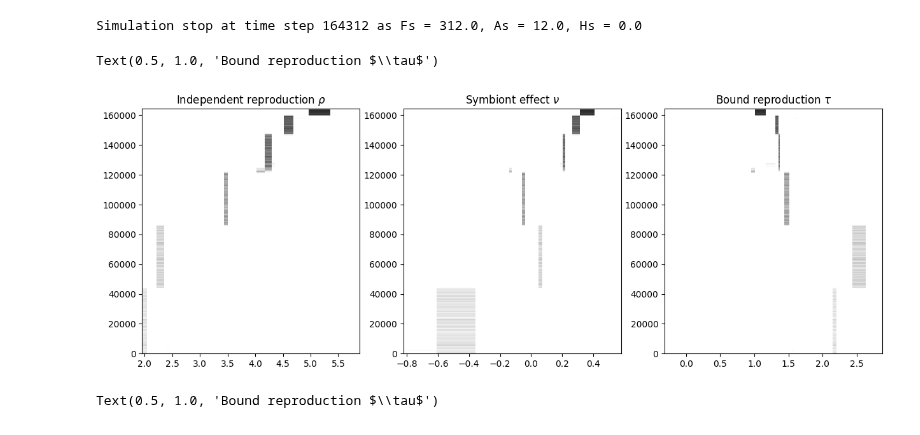
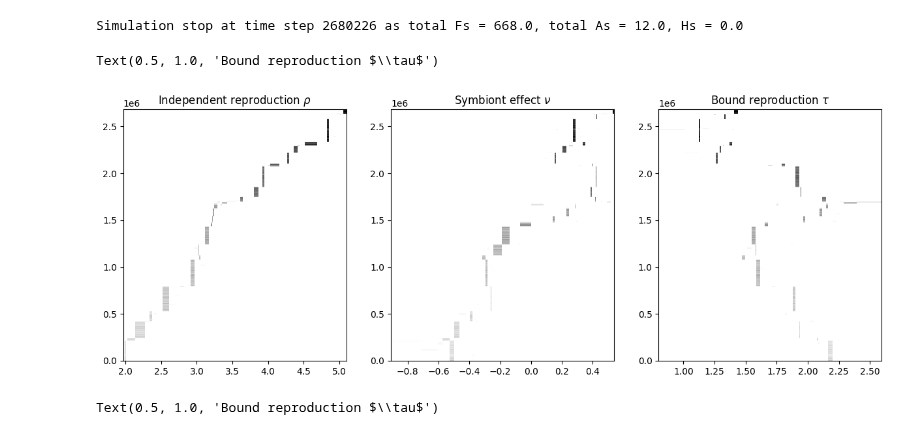
Before and after one commit to linh-phuong/symbiosis_3D_tradeoff, a Jupyter notebook: simulation_scenario_2.ipynb, the cells around one changed output. Cells and saved outputs as stored; diff of their text form; code cells hidden in the pictures.

```diff
--- a/simulation_scenario_2.ipynb
+++ b/simulation_scenario_2.ipynb
@@ -9,33 +9,33 @@ cg_evo_1 =  Config(dict(eta = 4., g = 0.312, mu = 1.4, alpha = 1.2, gamma = 1.23
                         r = 2.3, d = 1.3, theta = 8., v = 4., h = 0.382, nu_max = 3))
 # %%
 np.random.seed(2)
-V = 100
+V = 200
 init = np.array([0.1, 1., 0.2])
-ds_1 = tau_leap_symbiosis_mutation(pop_init = init * V, Tmax = 2000000, dt = 1, cg = cg_evo_1, V = V,
-                                         trait_init = np.array([2, -0.5]), sigma_rho = 0.5, sigma_nu = 0.2,
-                                         mutant_rate = 0.001, step = 20)
+ds_1 = tau_leap_symbiosis_mutation(pop_init = init * V, Tmax = 5000000, dt = 1, cg = cg_evo_1, V = V,
+                                         trait_init = np.array([2, -0.5]), sigma_rho = 0.1, sigma_nu = 0.1,
+                                         mutant_rate = 0.001, step = 5000)
 # %% [output]
-Simulation stop at time step 164312 as Fs = 312.0, As = 12.0, Hs = 0.0
+Simulation stop at time step 2680226 as total Fs = 668.0, total As = 12.0, Hs = 0.0
 # %%
 dss_1 = turn_raw_dat_to_sorted_arrays(ds_1)
 # %%
-popmin_thres = 5
+popmin_thres = 20
 fig, axes = plt.subplots(1, 3, figsize = (15, 5))
 cc = np.where(np.sum(dss_1["xF_rho"] > popmin_thres, axis = 0) > 0)
 ZZ = dss_1["xF_rho"][:, cc[0]]
 XX, YY = np.meshgrid(dss_1["rho_sort"][cc[0]], ds_1["t"])
 axes[0].pcolormesh(XX, YY, ZZ/V, cmap = "Greys")
 axes[0].set_title(r"Independent reproduction $\rho$")
 cc = np.where(np.sum(dss_1["xF_nu"] > popmin_thres, axis = 0) > 0)
 ZZ = dss_1["xF_nu"][:, cc[0]]
 XX, YY = np.meshgrid(dss_1["nu_sort"][cc[0]], ds_1["t"])
 axes[1].pcolormesh(XX, YY, ZZ, cmap = "Greys")
 axes[1].set_title(r"Symbiont effect $\nu$")
 cc = np.where(np.sum(dss_1["xF_tau"] > popmin_thres, axis = 0) > 0)
 ZZ = dss_1["xF_tau"][:, cc[0]]
 XX, YY = np.meshgrid(dss_1["tau_sort"][cc[0]], ds_1["t"])
 axes[2].pcolormesh(XX, YY, ZZ, cmap = "Greys")
 axes[2].set_title(r"Bound reproduction $\tau$")
 # %% [output]
 Text(0.5, 1.0, 'Bound reproduction $\\tau$')
-[figure, old version]
+[figure, new version]
```
Also changed, not shown: parts of 3 cells of this notebook, 12 other files.
